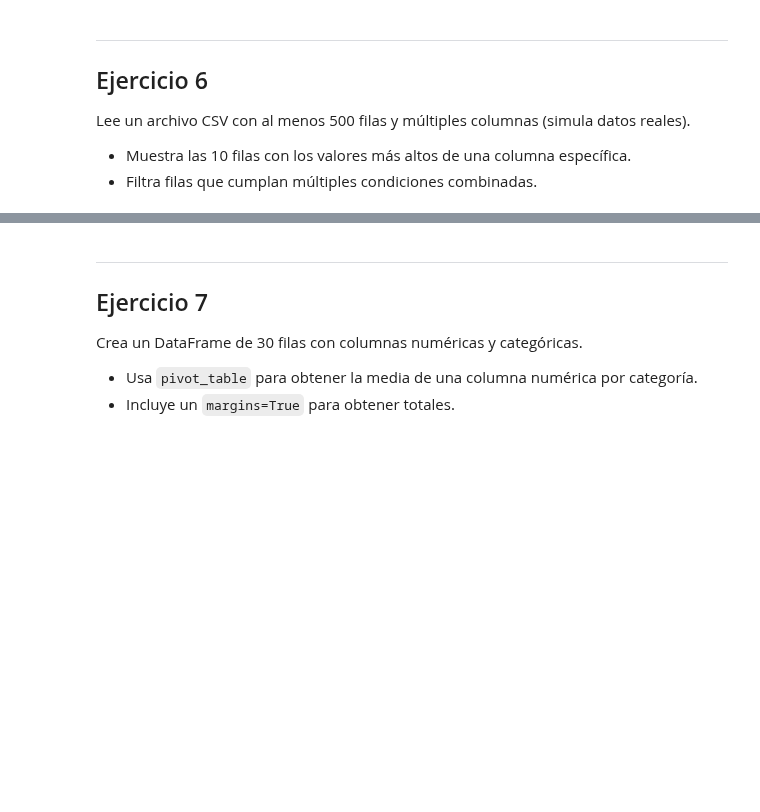
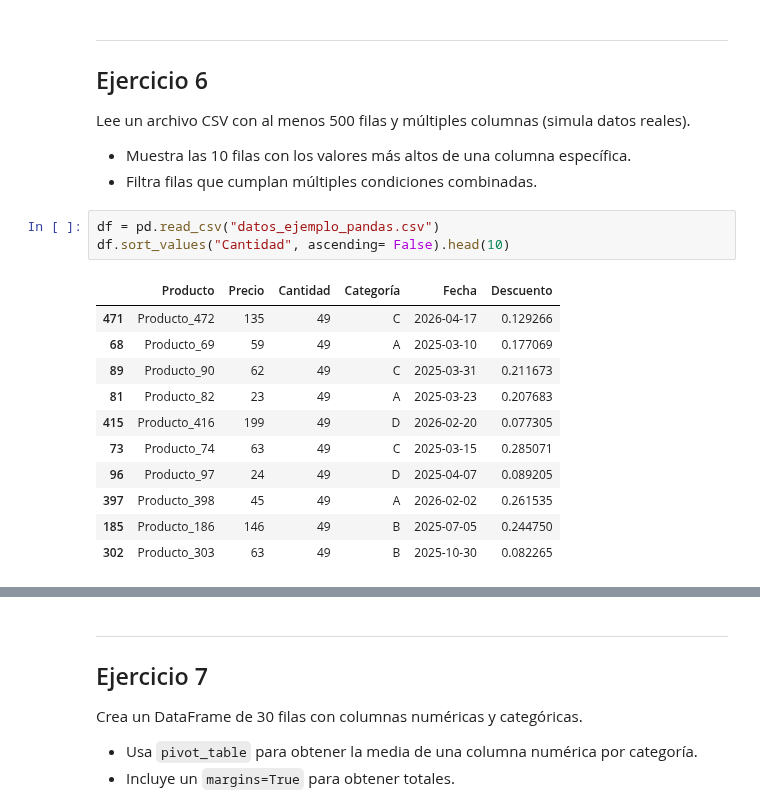
Before and after one commit to JavierPeraltaAzagra/Big-Data-e-IA, a Jupyter notebook: Programacion de IA/Pandas/Ejercicios intermedios Pandas/02-Pandas_Ejercicios_2.ipynb, the cells around one changed output, grey strips where cells are left out. Cells and saved outputs as stored; diff of their text form; blank space fills up the shorter version.

```diff
--- a/Programacion de IA/Pandas/Ejercicios intermedios Pandas/02-Pandas_Ejercicios_2.ipynb
+++ b/Programacion de IA/Pandas/Ejercicios intermedios Pandas/02-Pandas_Ejercicios_2.ipynb
@@ -237,3 +225,18 @@ df
 Lee un archivo CSV con al menos 500 filas y múltiples columnas (simula datos reales).
 - Muestra las 10 filas con los valores más altos de una columna específica.
 - Filtra filas que cumplan múltiples condiciones combinadas.
+# %%
+df = pd.read_csv("datos_ejemplo_pandas.csv")
+df.sort_values("Cantidad", ascending= False).head(10)
+# %% [output]
+|  | Producto | Precio | Cantidad | Categoría | Fecha | Descuento |
+| 471 | Producto_472 | 135 | 49 | C | 2026-04-17 | 0.129266 |
+| 68 | Producto_69 | 59 | 49 | A | 2025-03-10 | 0.177069 |
+| 89 | Producto_90 | 62 | 49 | C | 2025-03-31 | 0.211673 |
+| 81 | Producto_82 | 23 | 49 | A | 2025-03-23 | 0.207683 |
+| 415 | Producto_416 | 199 | 49 | D | 2026-02-20 | 0.077305 |
+| 73 | Producto_74 | 63 | 49 | C | 2025-03-15 | 0.285071 |
+| 96 | Producto_97 | 24 | 49 | D | 2025-04-07 | 0.089205 |
+| 397 | Producto_398 | 45 | 49 | A | 2026-02-02 | 0.261535 |
+| 185 | Producto_186 | 146 | 49 | B | 2025-07-05 | 0.244750 |
+| 302 | Producto_303 | 63 | 49 | B | 2025-10-30 | 0.082265 |
```
Also changed, not shown: parts of 6 cells of this notebook.
